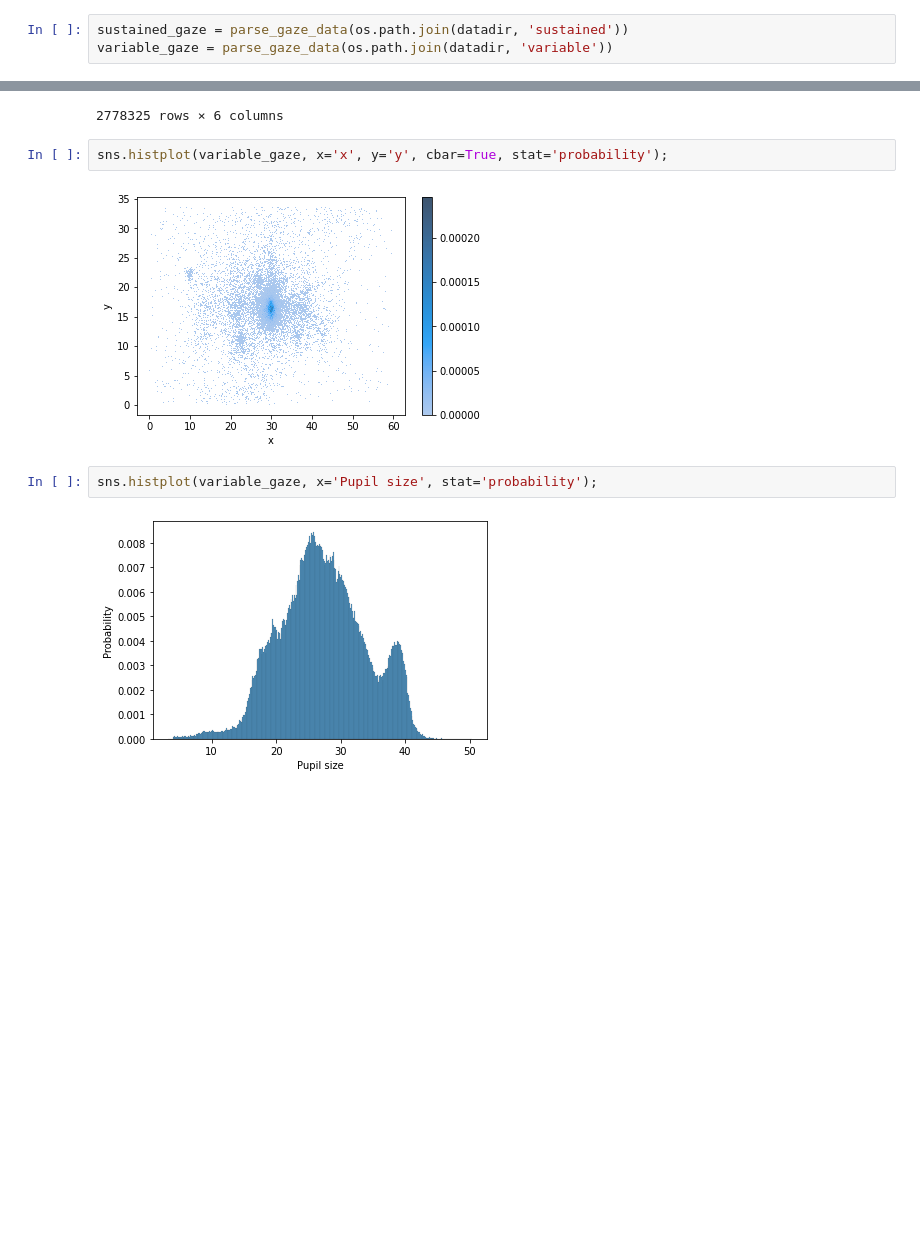
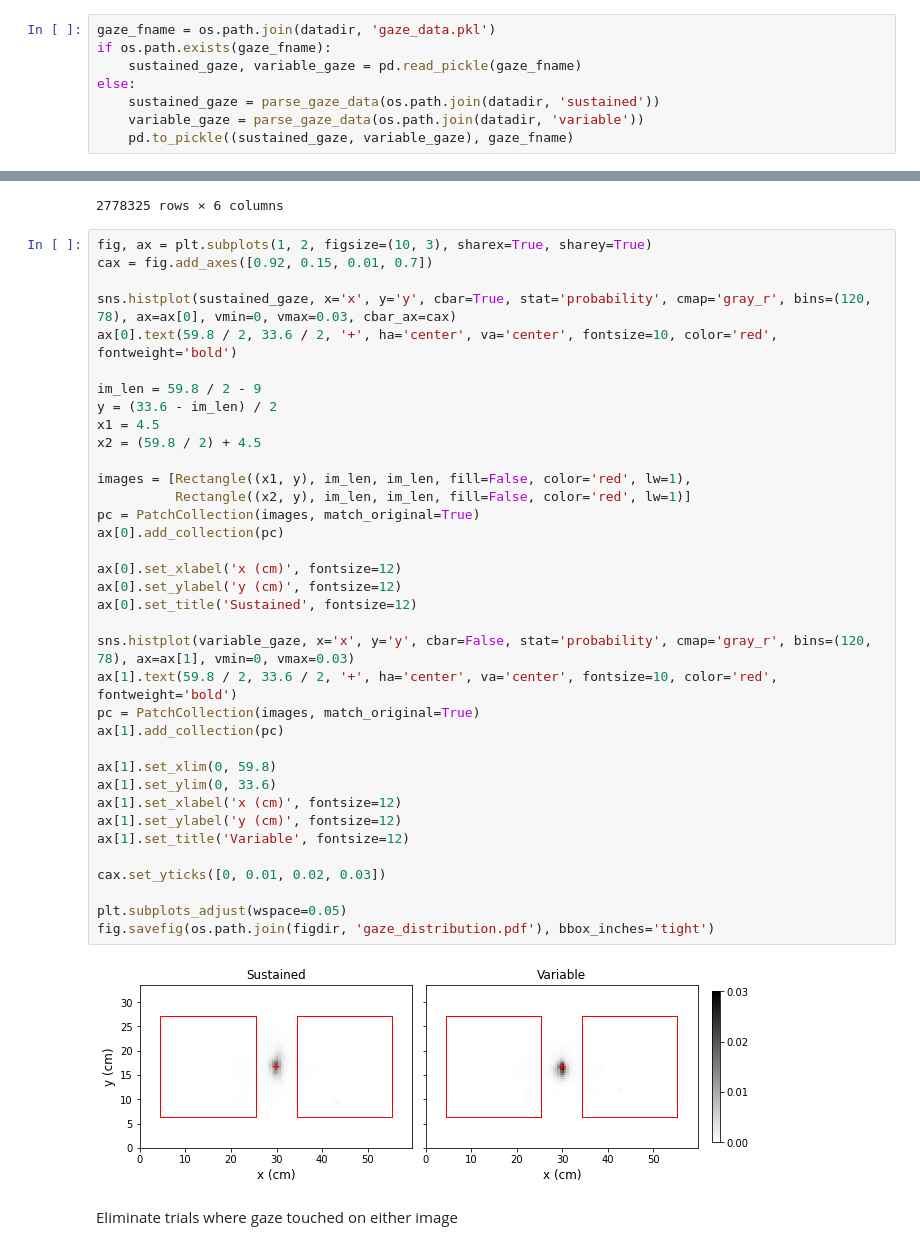
Before and after one commit to jeremymanning/attention-memory-task, a Jupyter notebook: code/data_loader.ipynb, the cells around one changed output, grey strips where cells are left out. Saved outputs shown, nothing was run; the diff lists cells and outputs as text; blank space fills up the shorter version.

```diff
--- a/code/data_loader.ipynb
+++ b/code/data_loader.ipynb
@@ -236,8 +239,13 @@ def parse_gaze_data(datadir):
         data.append(helper(subjdir))
     return pd.concat(data, ignore_index=True)
 # %%
-sustained_gaze = parse_gaze_data(os.path.join(datadir, 'sustained'))
-variable_gaze = parse_gaze_data(os.path.join(datadir, 'variable'))
+gaze_fname = os.path.join(datadir, 'gaze_data.pkl')
+if os.path.exists(gaze_fname):
+    sustained_gaze, variable_gaze = pd.read_pickle(gaze_fname)
+else:
+    sustained_gaze = parse_gaze_data(os.path.join(datadir, 'sustained'))
+    variable_gaze = parse_gaze_data(os.path.join(datadir, 'variable'))
+    pd.to_pickle((sustained_gaze, variable_gaze), gaze_fname)
 # %%
 sustained_gaze
 # %% [output]
@@ -278,11 +278,43 @@ variable_gaze
 | 2778323 | 1.581100e+09 | 33.583046 | 8.801126 | 16.40765 | 0_2020_Feb_07 | 1 |
 | 2778324 | 1.581100e+09 | 33.557150 | 8.969275 | 8.29270 | 0_2020_Feb_07 | 1 |
 2778325 rows × 6 columns
-# %%
-sns.histplot(variable_gaze, x='x', y='y', cbar=True, stat='probability');
-# %% [output]
-[figure, removed]
-# %%
-sns.histplot(variable_gaze, x='Pupil size', stat='probability');
-# %% [output]
-[figure, removed]
+# %%
+fig, ax = plt.subplots(1, 2, figsize=(10, 3), sharex=True, sharey=True)
+cax = fig.add_axes([0.92, 0.15, 0.01, 0.7])
+
+sns.histplot(sustained_gaze, x='x', y='y', cbar=True, stat='probability', cmap='gray_r', bins=(120, 78), ax=ax[0], vmin=0, vmax=0.03, cbar_ax=cax)
+ax[0].text(59.8 / 2, 33.6 / 2, '+', ha='center', va='center', fontsize=10, color='red', fontweight='bold')
+
+im_len = 59.8 / 2 - 9
+y = (33.6 - im_len) / 2
+x1 = 4.5
+x2 = (59.8 / 2) + 4.5
+
+images = [Rectangle((x1, y), im_len, im_len, fill=False, color='red', lw=1),
+          Rectangle((x2, y), im_len, im_len, fill=False, color='red', lw=1)]
+pc = PatchCollection(images, match_original=True)
+ax[0].add_collection(pc)
+
+ax[0].set_xlabel('x (cm)', fontsize=12)
+ax[0].set_ylabel('y (cm)', fontsize=12)
+ax[0].set_title('Sustained', fontsize=12)
+
+sns.histplot(variable_gaze, x='x', y='y', cbar=False, stat='probability', cmap='gray_r', bins=(120, 78), ax=ax[1], vmin=0, vmax=0.03)
+ax[1].text(59.8 / 2, 33.6 / 2, '+', ha='center', va='center', fontsize=10, color='red', fontweight='bold')
+pc = PatchCollection(images, match_original=True)
+ax[1].add_collection(pc)
+
+ax[1].set_xlim(0, 59.8)
+ax[1].set_ylim(0, 33.6)
+ax[1].set_xlabel('x (cm)', fontsize=12)
+ax[1].set_ylabel('y (cm)', fontsize=12)
+ax[1].set_title('Variable', fontsize=12)
+
+cax.set_yticks([0, 0.01, 0.02, 0.03])
+
+plt.subplots_adjust(wspace=0.05)
+fig.savefig(os.path.join(figdir, 'gaze_distribution.pdf'), bbox_inches='tight')
+# %% [output]
+[figure, added]
+# %% [markdown]
+Eliminate trials where gaze touched on either image
```
Also changed, not shown: parts of 23 cells of this notebook, 5 other files.
